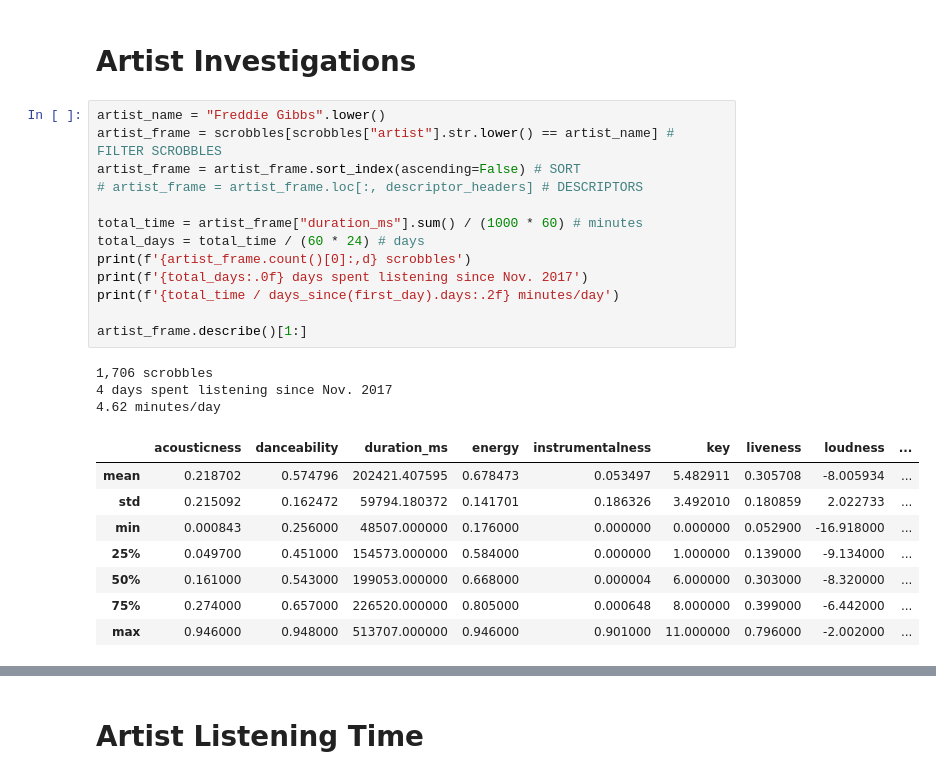
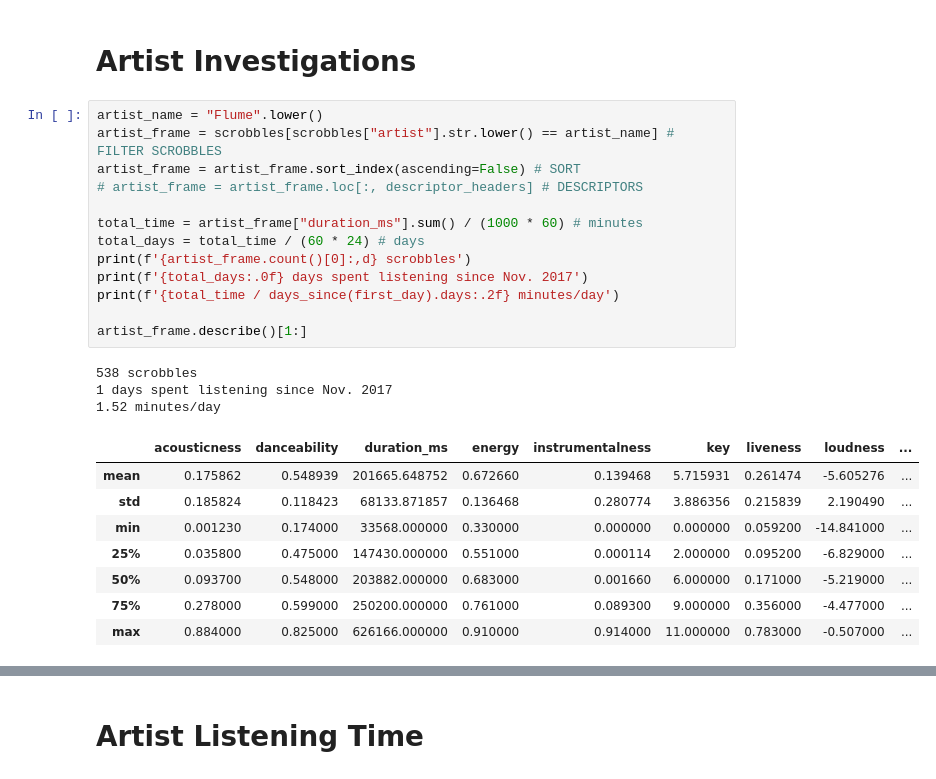
Before and after one commit to Sarsoo/listening-analysis, a Jupyter notebook: artist.ipynb, the cells around one changed output, grey strips where cells are left out. Saved outputs shown, nothing was run; the diff lists cells and outputs as text.

```diff
--- a/artist.ipynb
+++ b/artist.ipynb
@@ -1,30 +1,30 @@
 # %% [markdown]
 # Artist Investigations
 # %%
-artist_name = "Freddie Gibbs".lower()
+artist_name = "Flume".lower()
 artist_frame = scrobbles[scrobbles["artist"].str.lower() == artist_name] # FILTER SCROBBLES
 artist_frame = artist_frame.sort_index(ascending=False) # SORT
 # artist_frame = artist_frame.loc[:, descriptor_headers] # DESCRIPTORS
 
 total_time = artist_frame["duration_ms"].sum() / (1000 * 60) # minutes
 total_days = total_time / (60 * 24) # days
 print(f'{artist_frame.count()[0]:,d} scrobbles')
 print(f'{total_days:.0f} days spent listening since Nov. 2017')
 print(f'{total_time / days_since(first_day).days:.2f} minutes/day')
 
 artist_frame.describe()[1:]
 # %% [output]
-1,706 scrobbles
-4 days spent listening since Nov. 2017
-4.62 minutes/day
+538 scrobbles
+1 days spent listening since Nov. 2017
+1.52 minutes/day
 |  | acousticness | danceability | duration_ms | energy | instrumentalness | key | liveness | loudness | ... |
-| mean | 0.218702 | 0.574796 | 202421.407595 | 0.678473 | 0.053497 | 5.482911 | 0.305708 | -8.005934 | ... |
-| std | 0.215092 | 0.162472 | 59794.180372 | 0.141701 | 0.186326 | 3.492010 | 0.180859 | 2.022733 | ... |
-| min | 0.000843 | 0.256000 | 48507.000000 | 0.176000 | 0.000000 | 0.000000 | 0.052900 | -16.918000 | ... |
-| 25% | 0.049700 | 0.451000 | 154573.000000 | 0.584000 | 0.000000 | 1.000000 | 0.139000 | -9.134000 | ... |
-| 50% | 0.161000 | 0.543000 | 199053.000000 | 0.668000 | 0.000004 | 6.000000 | 0.303000 | -8.320000 | ... |
-| 75% | 0.274000 | 0.657000 | 226520.000000 | 0.805000 | 0.000648 | 8.000000 | 0.399000 | -6.442000 | ... |
-| max | 0.946000 | 0.948000 | 513707.000000 | 0.946000 | 0.901000 | 11.000000 | 0.796000 | -2.002000 | ... |
+| mean | 0.175862 | 0.548939 | 201665.648752 | 0.672660 | 0.139468 | 5.715931 | 0.261474 | -5.605276 | ... |
+| std | 0.185824 | 0.118423 | 68133.871857 | 0.136468 | 0.280774 | 3.886356 | 0.215839 | 2.190490 | ... |
+| min | 0.001230 | 0.174000 | 33568.000000 | 0.330000 | 0.000000 | 0.000000 | 0.059200 | -14.841000 | ... |
+| 25% | 0.035800 | 0.475000 | 147430.000000 | 0.551000 | 0.000114 | 2.000000 | 0.095200 | -6.829000 | ... |
+| 50% | 0.093700 | 0.548000 | 203882.000000 | 0.683000 | 0.001660 | 6.000000 | 0.171000 | -5.219000 | ... |
+| 75% | 0.278000 | 0.599000 | 250200.000000 | 0.761000 | 0.089300 | 9.000000 | 0.356000 | -4.477000 | ... |
+| max | 0.884000 | 0.825000 | 626166.000000 | 0.910000 | 0.914000 | 11.000000 | 0.783000 | -0.507000 | ... |
 # %%
 filtered_artist = scrobbles[scrobbles["artist"].str.lower() == artist_name]
 # resample by day and mean
```
Also changed, not shown: parts of 4 cells of this notebook, 5 other files.
